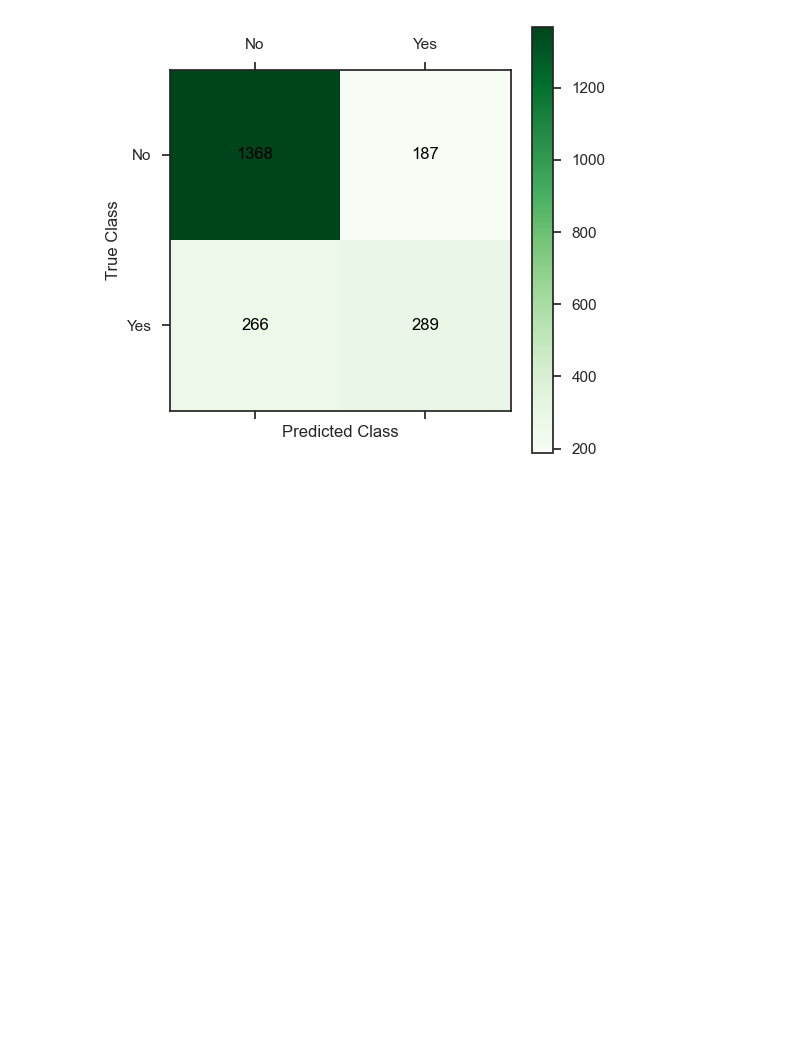
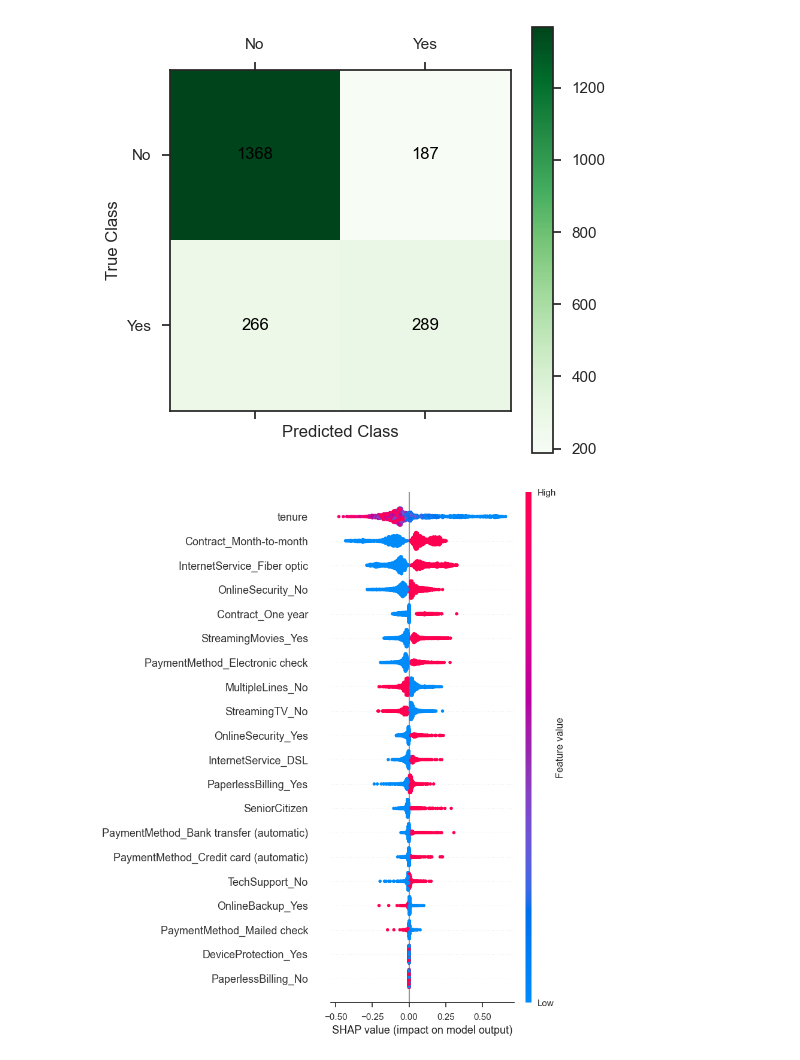
Before and after one commit to Tetteh96/LP3_churn_classification, a Jupyter notebook: Customer_churn_prediction.ipynb, the cells around one changed output. Cells and saved outputs as stored; diff of their text form; code cells hidden in the pictures; blank space fills up the shorter version.

```diff
--- a/Customer_churn_prediction.ipynb
+++ b/Customer_churn_prediction.ipynb
@@ -1308,6 +1338,14 @@ plt.yticks([0,1], ['No', 'Yes'])
 plt.show()
 # %% [output]
 [figure]
+# %%
+import shap
+explainer = shap.Explainer(grid_search.best_estimator_.predict, X_train)
+
+shap_values = explainer(X_test)
+shap.summary_plot(shap_values, X_test)
+# %% [output]
+[figure, added]
 # %%
 import pickle
 
```
Also changed, not shown: parts of 2 cells of this notebook.
